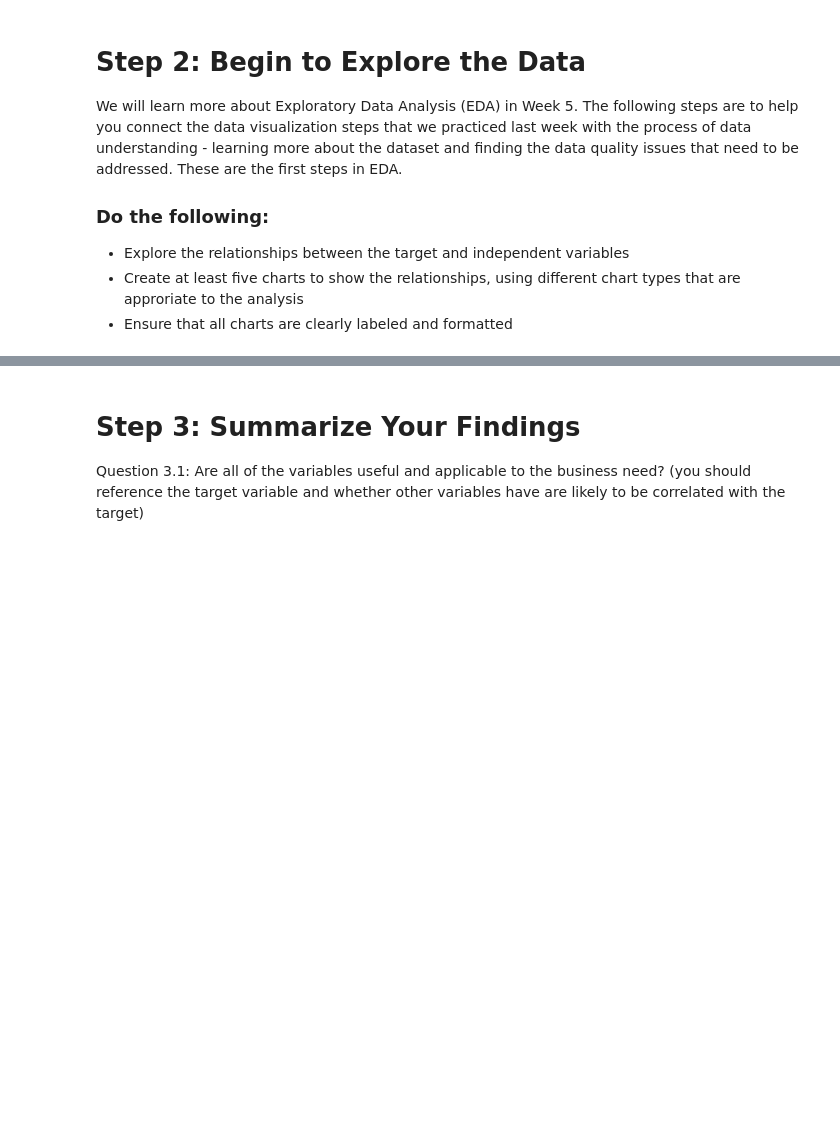
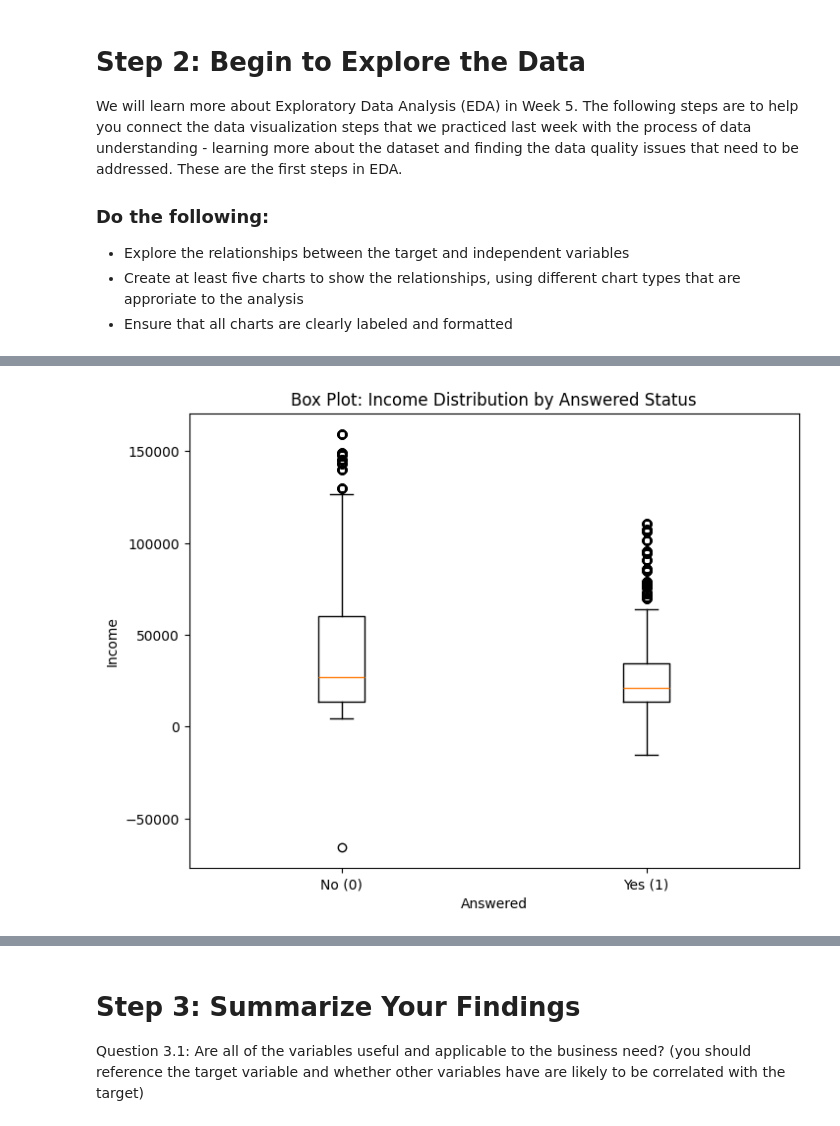
Before and after one commit to expely/Business-Analytics-Labs, a Jupyter notebook: Assignments/assignment_04_StayJoseph.ipynb, the cells around one changed output, grey strips where cells are left out. Saved outputs shown, nothing was run; the diff lists cells and outputs as text; code cells hidden in the pictures; blank space fills up the shorter version.

```diff
--- a/Assignments/assignment_04_StayJoseph.ipynb
+++ b/Assignments/assignment_04_StayJoseph.ipynb
@@ -97,0 +159,13 @@ We will learn more about Exploratory Data Analysis (EDA) in Week 5. The followin
+# %%
+# Chart 2: Box Plot of Income by Answered Status
+data_0 = df[df['answered'] == 0]['income']
+data_1 = df[df['answered'] == 1]['income']
+
+plt.figure(figsize=(8, 6))
+plt.boxplot([data_0, data_1], labels=['No (0)', 'Yes (1)'])
+plt.title('Box Plot: Income Distribution by Answered Status')
+plt.xlabel('Answered')
+plt.ylabel('Income')
+plt.show()
+# %% [output]
+[figure, added]
```
Also changed, not shown: parts of 20 cells of this notebook.
